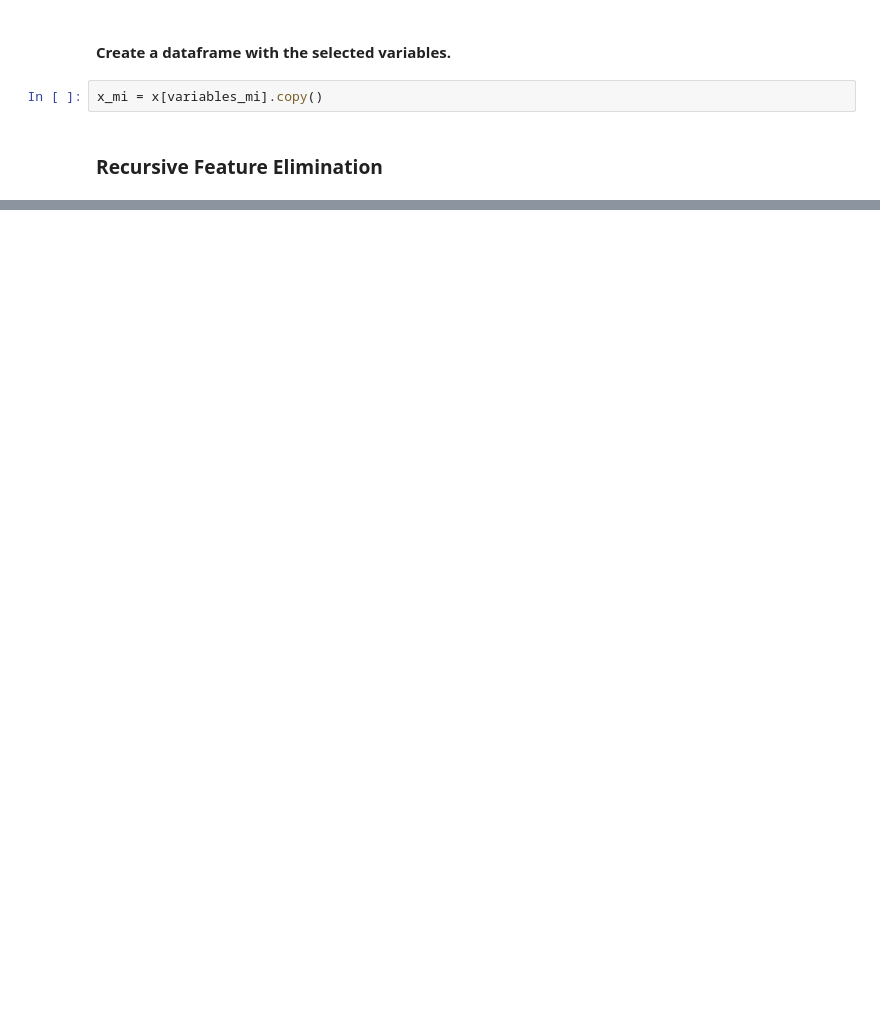
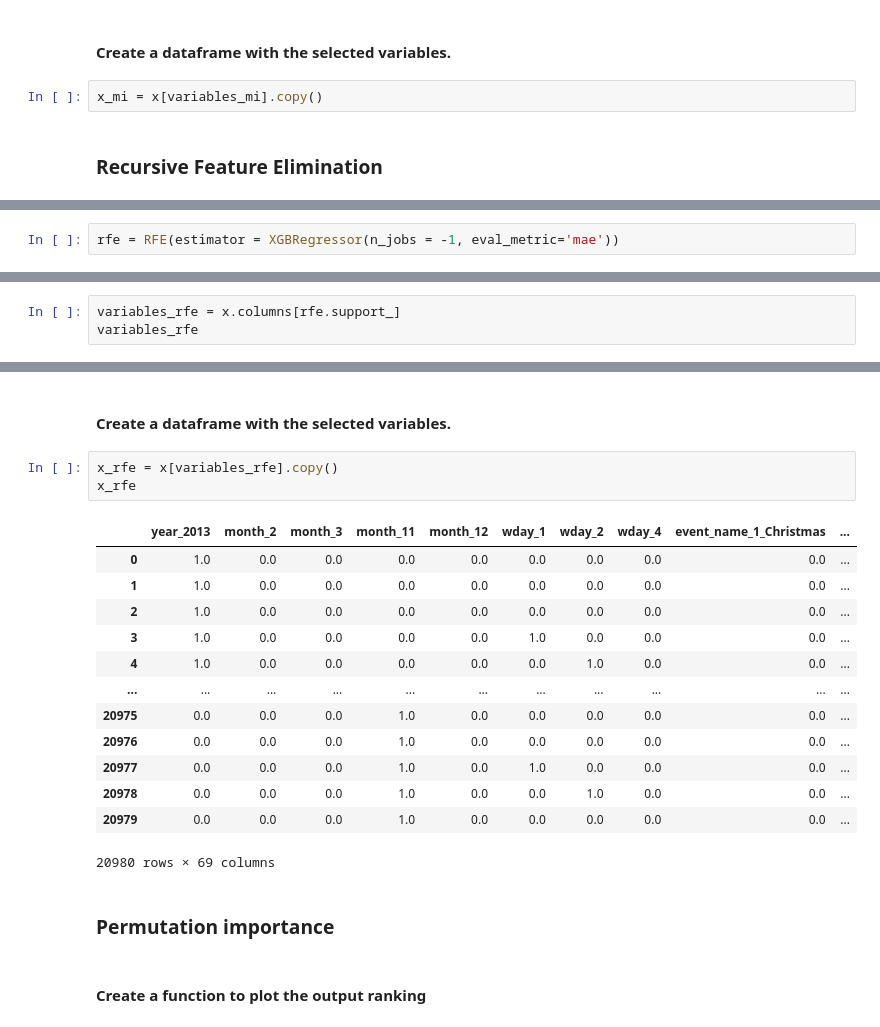
Before and after one commit to luis-cj/data-science-forecasting-food-retailer, a Jupyter notebook: notebooks/05_Feature selecion.ipynb, the cells around one changed output, grey strips where cells are left out. Cells and saved outputs as stored; diff of their text form; blank space fills up the shorter version.

```diff
--- a/notebooks/05_Feature selecion.ipynb
+++ b/notebooks/05_Feature selecion.ipynb
@@ -124,0 +127,2 @@ x_mi = x[variables_mi].copy()
+# %%
+rfe = RFE(estimator = XGBRegressor(n_jobs = -1, eval_metric='mae'))
@@ -124,0 +149,3 @@ x_mi = x[variables_mi].copy()
+# %%
+variables_rfe = x.columns[rfe.support_]
+variables_rfe
@@ -124,0 +170,23 @@ x_mi = x[variables_mi].copy()
+# %% [markdown]
+#### Create a dataframe with the selected variables.
+# %%
+x_rfe = x[variables_rfe].copy()
+x_rfe
+# %% [output]
+|  | year_2013 | month_2 | month_3 | month_11 | month_12 | wday_1 | wday_2 | wday_4 | event_name_1_Christmas | ... |
+| 0 | 1.0 | 0.0 | 0.0 | 0.0 | 0.0 | 0.0 | 0.0 | 0.0 | 0.0 | ... |
+| 1 | 1.0 | 0.0 | 0.0 | 0.0 | 0.0 | 0.0 | 0.0 | 0.0 | 0.0 | ... |
+| 2 | 1.0 | 0.0 | 0.0 | 0.0 | 0.0 | 0.0 | 0.0 | 0.0 | 0.0 | ... |
+| 3 | 1.0 | 0.0 | 0.0 | 0.0 | 0.0 | 1.0 | 0.0 | 0.0 | 0.0 | ... |
+| 4 | 1.0 | 0.0 | 0.0 | 0.0 | 0.0 | 0.0 | 1.0 | 0.0 | 0.0 | ... |
+| ... | ... | ... | ... | ... | ... | ... | ... | ... | ... | ... |
+| 20975 | 0.0 | 0.0 | 0.0 | 1.0 | 0.0 | 0.0 | 0.0 | 0.0 | 0.0 | ... |
+| 20976 | 0.0 | 0.0 | 0.0 | 1.0 | 0.0 | 0.0 | 0.0 | 0.0 | 0.0 | ... |
+| 20977 | 0.0 | 0.0 | 0.0 | 1.0 | 0.0 | 1.0 | 0.0 | 0.0 | 0.0 | ... |
+| 20978 | 0.0 | 0.0 | 0.0 | 1.0 | 0.0 | 0.0 | 1.0 | 0.0 | 0.0 | ... |
+| 20979 | 0.0 | 0.0 | 0.0 | 1.0 | 0.0 | 0.0 | 0.0 | 0.0 | 0.0 | ... |
+20980 rows × 69 columns
+# %% [markdown]
+### Permutation importance
+# %% [markdown]
+#### Create a function to plot the output ranking
```
Also changed, not shown: parts of 28 cells of this notebook.
